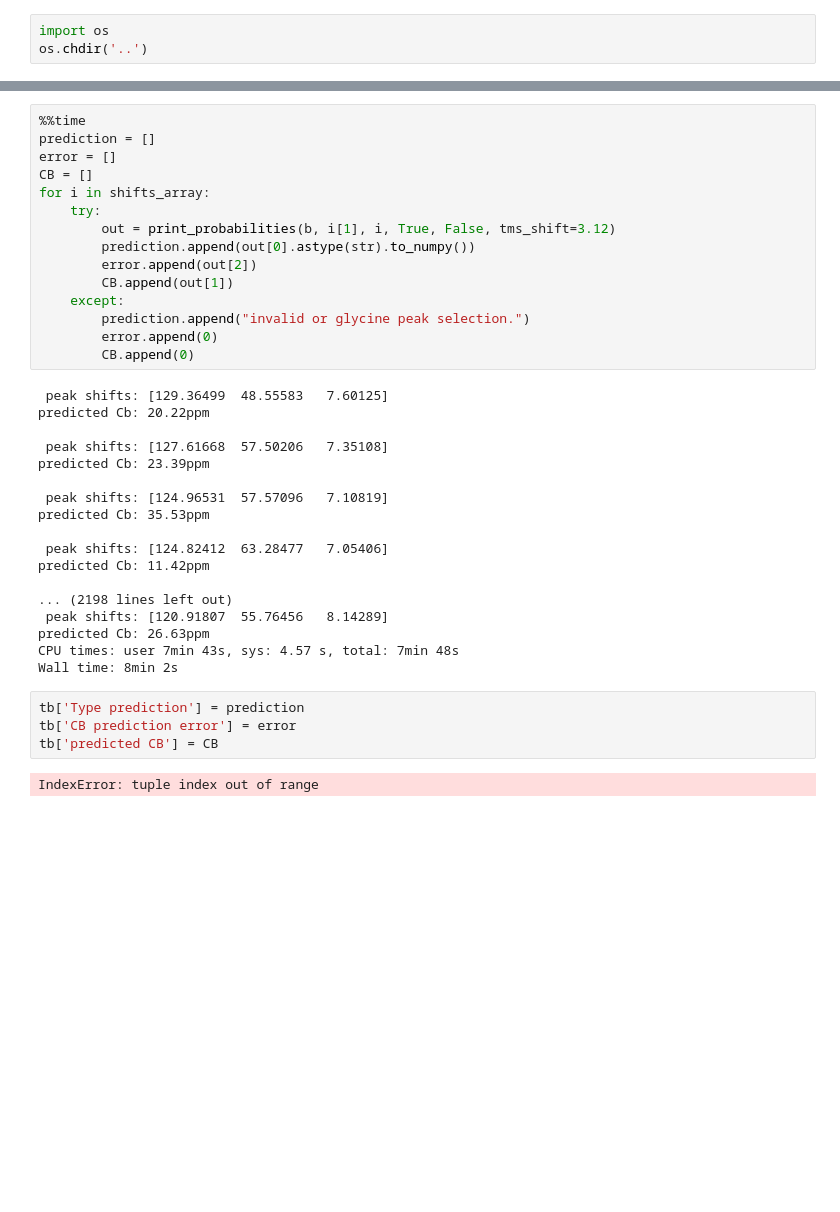
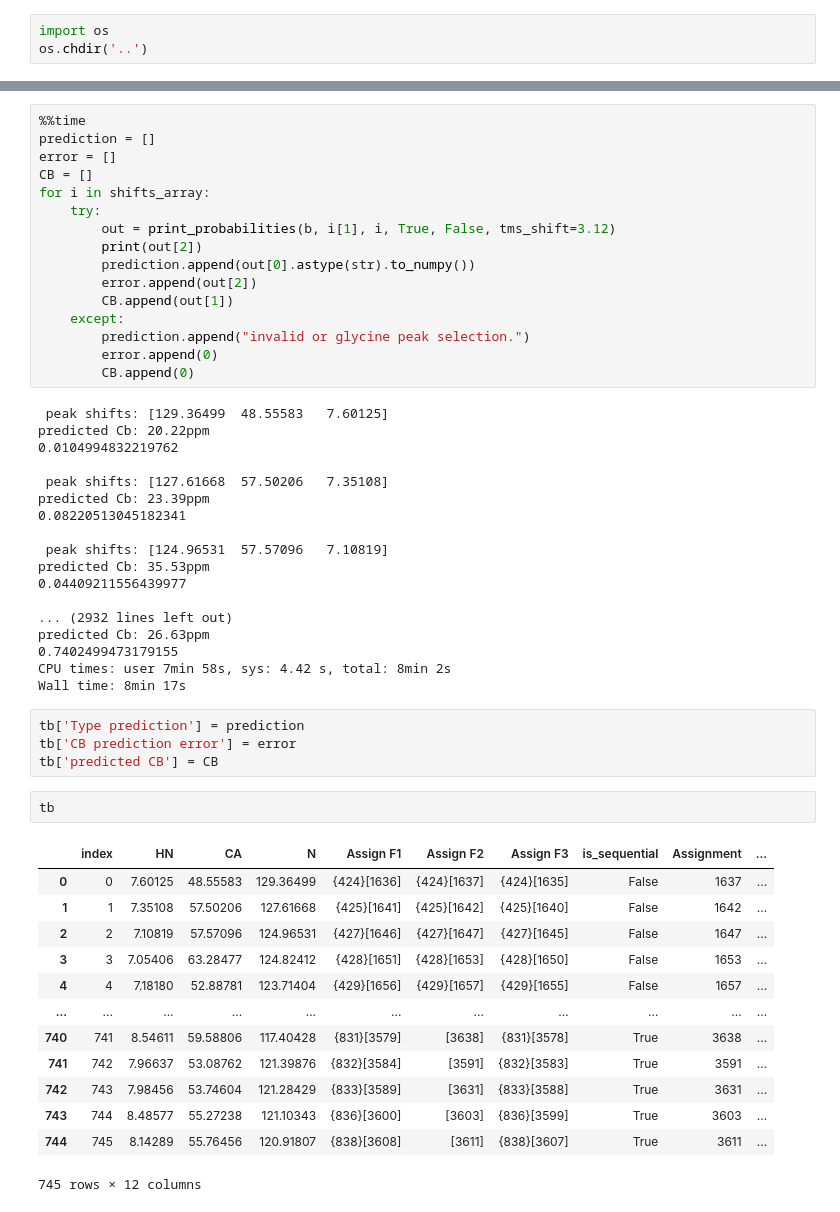
Before and after one commit to hkwang/COPS_analysis, a Jupyter notebook: dev/cops_xcorrelation_shp2_Script.ipynb, the cells around one changed output, grey strips where cells are left out. Saved outputs shown, nothing was run; the diff lists cells and outputs as text; blank space fills up the shorter version.

```diff
--- a/dev/cops_xcorrelation_shp2_Script.ipynb
+++ b/dev/cops_xcorrelation_shp2_Script.ipynb
@@ -38,6 +39,7 @@ CB = []
 for i in shifts_array:
     try:
         out = print_probabilities(b, i[1], i, True, False, tms_shift=3.12)
+        print(out[2])
         prediction.append(out[0].astype(str).to_numpy())
         error.append(out[2])
         CB.append(out[1])
@@ -48,28 +50,41 @@ for i in shifts_array:
 # %% [output]
  peak shifts: [129.36499  48.55583   7.60125]
 predicted Cb: 20.22ppm
+0.0104994832219762
 
  peak shifts: [127.61668  57.50206   7.35108]
 predicted Cb: 23.39ppm
+0.08220513045182341
 
  peak shifts: [124.96531  57.57096   7.10819]
 predicted Cb: 35.53ppm
+0.04409211556439977
 
- peak shifts: [124.82412  63.28477   7.05406]
-predicted Cb: 11.42ppm
-
-... (2198 lines left out)
- peak shifts: [120.91807  55.76456   8.14289]
+... (2932 lines left out)
 predicted Cb: 26.63ppm
-CPU times: user 7min 43s, sys: 4.57 s, total: 7min 48s
-Wall time: 8min 2s
+0.7402499473179155
+CPU times: user 7min 58s, sys: 4.42 s, total: 8min 2s
+Wall time: 8min 17s
 # %%
 tb['Type prediction'] = prediction
 tb['CB prediction error'] = error
 tb['predicted CB'] = CB
 # %%
+tb
 # %% [output]
+|  | index | HN | CA | N | Assign F1 | Assign F2 | Assign F3 | is_sequential | Assignment | ... |
+| 0 | 0 | 7.60125 | 48.55583 | 129.36499 | {424}[1636] | {424}[1637] | {424}[1635] | False | 1637 | ... |
+| 1 | 1 | 7.35108 | 57.50206 | 127.61668 | {425}[1641] | {425}[1642] | {425}[1640] | False | 1642 | ... |
+| 2 | 2 | 7.10819 | 57.57096 | 124.96531 | {427}[1646] | {427}[1647] | {427}[1645] | False | 1647 | ... |
+| 3 | 3 | 7.05406 | 63.28477 | 124.82412 | {428}[1651] | {428}[1653] | {428}[1650] | False | 1653 | ... |
+| 4 | 4 | 7.18180 | 52.88781 | 123.71404 | {429}[1656] | {429}[1657] | {429}[1655] | False | 1657 | ... |
+| ... | ... | ... | ... | ... | ... | ... | ... | ... | ... | ... |
+| 740 | 741 | 8.54611 | 59.58806 | 117.40428 | {831}[3579] | [3638] | {831}[3578] | True | 3638 | ... |
+| 741 | 742 | 7.96637 | 53.08762 | 121.39876 | {832}[3584] | [3591] | {832}[3583] | True | 3591 | ... |
+| 742 | 743 | 7.98456 | 53.74604 | 121.28429 | {833}[3589] | [3631] | {833}[3588] | True | 3631 | ... |
+| 743 | 744 | 8.48577 | 55.27238 | 121.10343 | {836}[3600] | [3603] | {836}[3599] | True | 3603 | ... |
+| 744 | 745 | 8.14289 | 55.76456 | 120.91807 | {838}[3608] | [3611] | {838}[3607] | True | 3611 | ... |
-IndexError: tuple index out of range
+745 rows × 12 columns
 # %%
 %%time
 a = int_seq_match(b, peak_table_dir = tb, cops_mode='HNCA')
```
Also changed, not shown: parts of 10 cells of this notebook, 3 other files.
